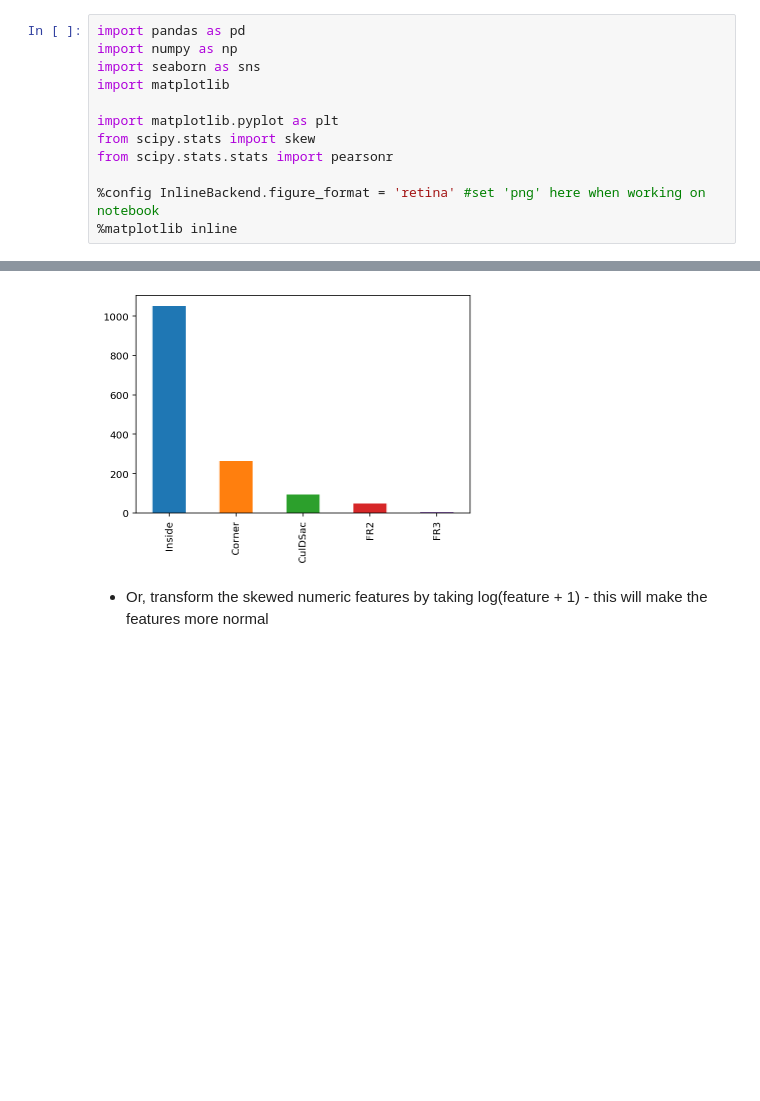
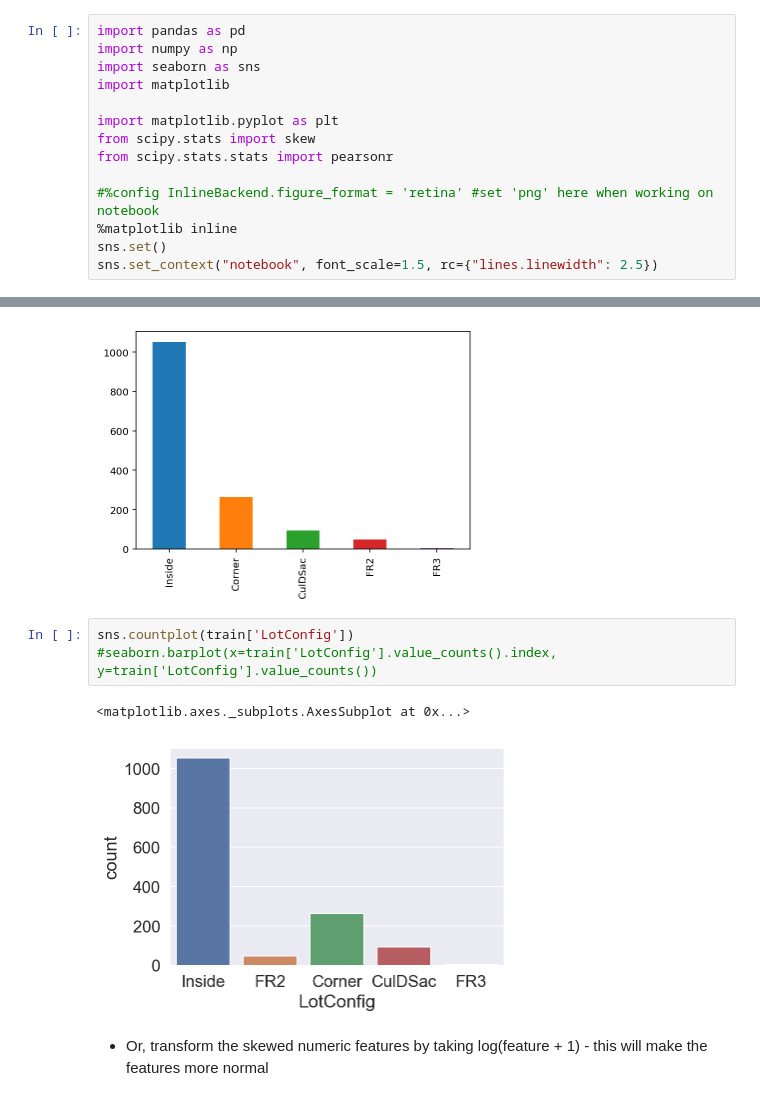
Before and after one commit to monkeyxite/kaggle, a Jupyter notebook: regularized-linear-models/regularized-linear-models.ipynb, the cells around one changed output, grey strips where cells are left out. Saved outputs shown, nothing was run; the diff lists cells and outputs as text; blank space fills up the shorter version.

Commit message:
add sns plottings

```diff
--- a/regularized-linear-models/regularized-linear-models.ipynb
+++ b/regularized-linear-models/regularized-linear-models.ipynb
@@ -30,8 +30,10 @@ import matplotlib.pyplot as plt
 from scipy.stats import skew
 from scipy.stats.stats import pearsonr
 
-%config InlineBackend.figure_format = 'retina' #set 'png' here when working on notebook
+#%config InlineBackend.figure_format = 'retina' #set 'png' here when working on notebook
 %matplotlib inline
+sns.set()
+sns.set_context("notebook", font_scale=1.5, rc={"lines.linewidth": 2.5})
 # %% [markdown]
 ### Prepration for datasets via kaggle API.
 By using kaggle api, it could be very cozy to dowload the needed datasets in terminal, which provides the possiblity to utilize clould infrustructor like GCC or AWS.
@@ -158,6 +160,12 @@ train['LotConfig'].value_counts().plot(kind='bar')
 # %% [output]
 <matplotlib.axes._subplots.AxesSubplot at 0x...>
 [figure]
+# %%
+sns.countplot(train['LotConfig'])
+#seaborn.barplot(x=train['LotConfig'].value_counts().index, y=train['LotConfig'].value_counts())
+# %% [output]
+<matplotlib.axes._subplots.AxesSubplot at 0x...>
+[figure, added]
 # %% [markdown]
 
 
```
Also changed, not shown: parts of 7 cells of this notebook.
